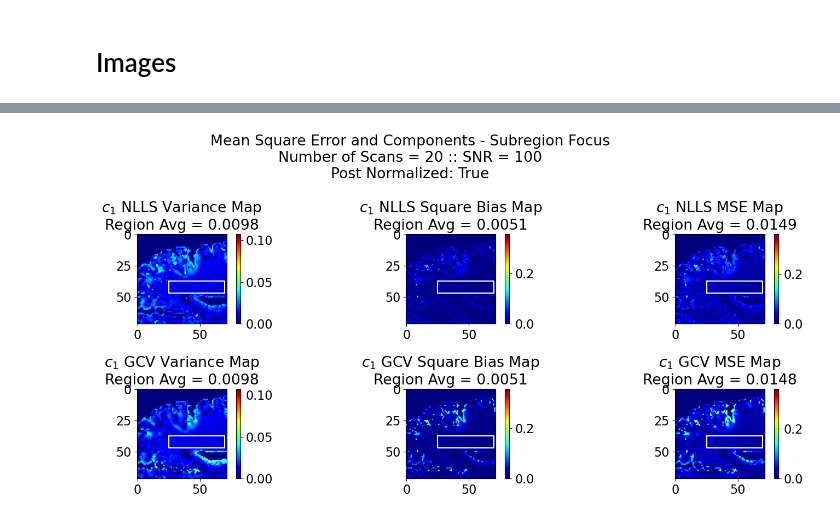
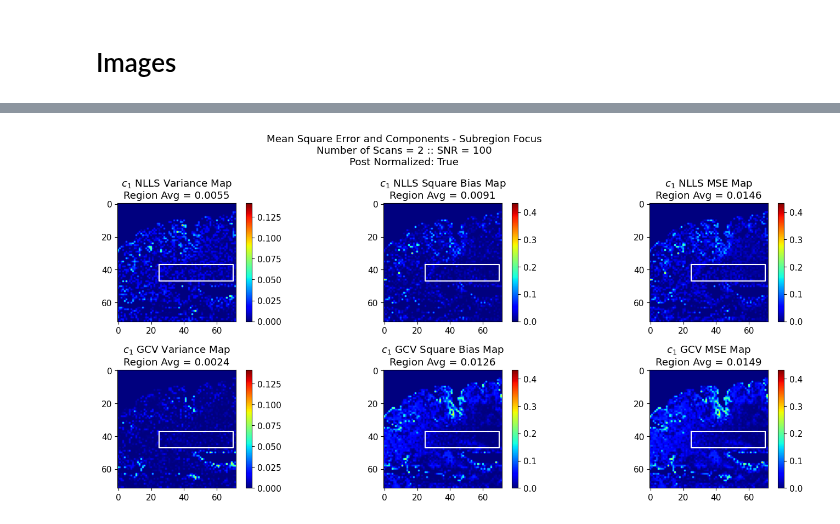
Before and after one commit to Griffin997/Regularization, a Jupyter notebook: EstimateP_ProcessExperiments.ipynb, the cells around one changed output, grey strips where cells are left out. Drawn from its saved outputs; the diff is of its cells as text; code cells hidden in the pictures.

```diff
--- a/EstimateP_ProcessExperiments.ipynb
+++ b/EstimateP_ProcessExperiments.ipynb
@@ -364,5 +364,6 @@ def prepare_data(n_iterations, series_tag, n_v = n_vert, n_h = n_hori, n_lam = n
 # %% [markdown]
 # Generate Data Sets
 # %%
-all_nonreg_estimates, all_reg_estimates, all_RSS, all_GCV_estimates, all_GCV_lambdas, all_GCV_curves, all_data = prepare_data(n_iterations, series_tag)
+n_iter_input = 2 #n_iterations
+all_nonreg_estimates, all_reg_estimates, all_RSS, all_GCV_estimates, all_GCV_lambdas, all_GCV_curves, all_data = prepare_data(n_iter_input, series_tag)
 # %% [output]
@@ -528,0 +646,12 @@ plt.show()
+# %%
+T21_range = np.arange(60,-1,-10)
+T22_range = np.arange(0,241,20)
+
+patchwork_count_array = np.zeros((len(T21_range)-1, len(T22_range)-1))
+
+for i in range(len(T21_range)-1):
+    for j in range(len(T22_range)-1):
+        T21_range_check = (T21_range[i] > slice_T21) * (T21_range[i+1] <= slice_T21) * (slice_c1 > 0)
+        T22_range_check = (T22_range[j] <= slice_T22) * (T22_range[j+1] > slice_T22) * (slice_c1 > 0)
+        T2_full_check = T21_range_check * T22_range_check
+        patchwork_count_array[i,j] = np.sum(T2_full_check)
@@ -591,6 +750,7 @@ for i_point in range(np.size(test_pointsX)):
     point_X = test_pointsX[i_point]
     point_Y = test_pointsY[i_point]
 
+    plt.rc('font', size  = 11)
     fig, ax = plt.subplots(2,2, figsize=(8,6), tight_layout=True)
     fig.suptitle(f'Regularized Parameter Value for Point ({point_X}, {point_Y})\nIteration {iter_oi+1} of {n_iterations} :: Noised brain SNR = {np.round(SNR_array[iter_oi],2)}')
     for i in range(4):
@@ -678,17 +935,8 @@ plt.show()
 # %%
-params_oi = [0]        #We are primarily interested in c1 which makes the 0th parameter the interesting one
-
-varMap_NLLS = np.var(all_nonreg_estimates, axis = 0)
-varMap_GCV = np.var(all_GCV_estimates, axis = 0)
-
-sqbMap_NLLS = (np.mean(all_nonreg_estimates, axis = 0) - gs_nonreg_estimates)**2
-sqbMap_GCV = (np.mean(all_GCV_estimates, axis = 0) - gs_nonreg_estimates)**2
-
-MSEMap_NLLS = varMap_NLLS + sqbMap_NLLS
-MSEMap_GCV = varMap_GCV + sqbMap_GCV
-
+### MSE Component Maps - Full Brain
 for param_oi in params_oi:
 
+    plt.rc('font', size  = 11)
     fig, ax = plt.subplots(2,3,figsize=(15,7),tight_layout=True)
     fig.suptitle('Mean Square Error and Components' + f'\nNumber of Scans = {n_iterations} :: SNR = {SNR_goal}\nPost Normalized: {post_normalize_data}' )
 
@@ -804,19 +970,11 @@ Post Normalized: True
 # %%
-params_oi = [0]        #We are primarily interested in c1 which makes the 0th parameter the interesting one
+### MSE Component Maps - Subsection (Noise Region)
 
 v1,v2,h1,h2 = noiseRegion #use this same region as the region to check out improvement in the white matter
 
-varMap_NLLS = np.var(all_nonreg_estimates, axis = 0)
-varMap_GCV = np.var(all_GCV_estimates, axis = 0)
-
-sqbMap_NLLS = (np.mean(all_nonreg_estimates, axis = 0) - gs_nonreg_estimates)**2
-sqbMap_GCV = (np.mean(all_GCV_estimates, axis = 0) - gs_nonreg_estimates)**2
-
-MSEMap_NLLS = varMap_NLLS + sqbMap_NLLS
-MSEMap_GCV = varMap_GCV + sqbMap_GCV
-
 for param_oi in params_oi:
 
+    plt.rc('font', size  = 11)
     fig, ax = plt.subplots(2,3,figsize=(15,7),tight_layout=True)
     fig.suptitle('Mean Square Error and Components - Subregion Focus' + f'\nNumber of Scans = {n_iterations} :: SNR = {SNR_goal}\nPost Normalized: {post_normalize_data}' )
 
@@ -825,31 +983,31 @@ for param_oi in params_oi:
     ax[0,0].set_title(param_name_list[param_oi] + ' NLLS Variance Map' + '\nRegion Avg = ' + str(round(np.mean(varMap_NLLS[v1:v2,h1:h2,param_oi]),4)))
     ax[0,0].plot(hBox, vBox, color = 'white')
 
     pGCV = ax[1,0].imshow(varMap_GCV[:,:,param_oi], cmap = 'jet', vmin=0, vmax=1.25*np.max([varMap_NLLS[:,:,param_oi],varMap_GCV[:,:,param_oi]]))
     fig.colorbar(pGCV,ax=ax[1,0], fraction=0.046, pad=0.04)
     ax[1,0].set_title(param_name_list[param_oi] + ' GCV Variance Map' + '\nRegion Avg = ' + str(round(np.mean(varMap_GCV[v1:v2,h1:h2,param_oi]),4)))
     ax[1,0].plot(hBox, vBox, color = 'white')
 
     pNLLS = ax[0,1].imshow(sqbMap_NLLS[:,:,param_oi], cmap = 'jet', vmin=0, vmax=1.25*np.max([sqbMap_NLLS[:,:,param_oi],sqbMap_GCV[:,:,param_oi]]))
     fig.colorbar(pNLLS,ax=ax[0,1], fraction=0.046, pad=0.04)
     ax[0,1].set_title(param_name_list[param_oi] + ' NLLS Square Bias Map' + '\nRegion Avg = ' + str(round(np.mean(sqbMap_NLLS[v1:v2,h1:h2,param_oi]),4)))
     ax[0,1].plot(hBox, vBox, color = 'white')
 
     pGCV = ax[1,1].imshow(sqbMap_GCV[:,:,param_oi], cmap = 'jet', vmin=0, vmax=1.25*np.max([sqbMap_NLLS[:,:,param_oi],sqbMap_GCV[:,:,param_oi]]))
     fig.colorbar(pGCV,ax=ax[1,1], fraction=0.046, pad=0.04)
     ax[1,1].set_title(param_name_list[param_oi] + ' GCV Square Bias Map' + '\nRegion Avg = ' + str(round(np.mean(sqbMap_GCV[v1:v2,h1:h2,param_oi]),4)))
     ax[1,1].plot(hBox, vBox, color = 'white')
 
     pNLLS = ax[0,2].imshow(MSEMap_NLLS[:,:,param_oi], cmap = 'jet', vmin=0, vmax=1.25*np.max([MSEMap_NLLS[:,:,param_oi],MSEMap_GCV[:,:,param_oi]]))
     fig.colorbar(pNLLS,ax=ax[0,2], fraction=0.046, pad=0.04)
     ax[0,2].set_title(param_name_list[param_oi] + ' NLLS MSE Map' + '\nRegion Avg = ' + str(round(np.mean(MSEMap_NLLS[v1:v2,h1:h2,param_oi]),4)))
     ax[0,2].plot(hBox, vBox, color = 'white')
 
     pGCV = ax[1,2].imshow(MSEMap_GCV[:,:,param_oi], cmap = 'jet', vmin=0, vmax=1.25*np.max([MSEMap_NLLS[:,:,param_oi],MSEMap_GCV[:,:,param_oi]]))
     fig.colorbar(pGCV,ax=ax[1,2], fraction=0.046, pad=0.04)
     ax[1,2].set_title(param_name_list[param_oi] + ' GCV MSE Map' + '\nRegion Avg = ' + str(round(np.mean(MSEMap_GCV[v1:v2,h1:h2,param_oi]),4)))
     ax[1,2].plot(hBox, vBox, color = 'white')
 
     plt.show()
 # %% [output]
-[figure, old version]
+[figure, new version]
```
Also changed, not shown: parts of 32 cells of this notebook.
